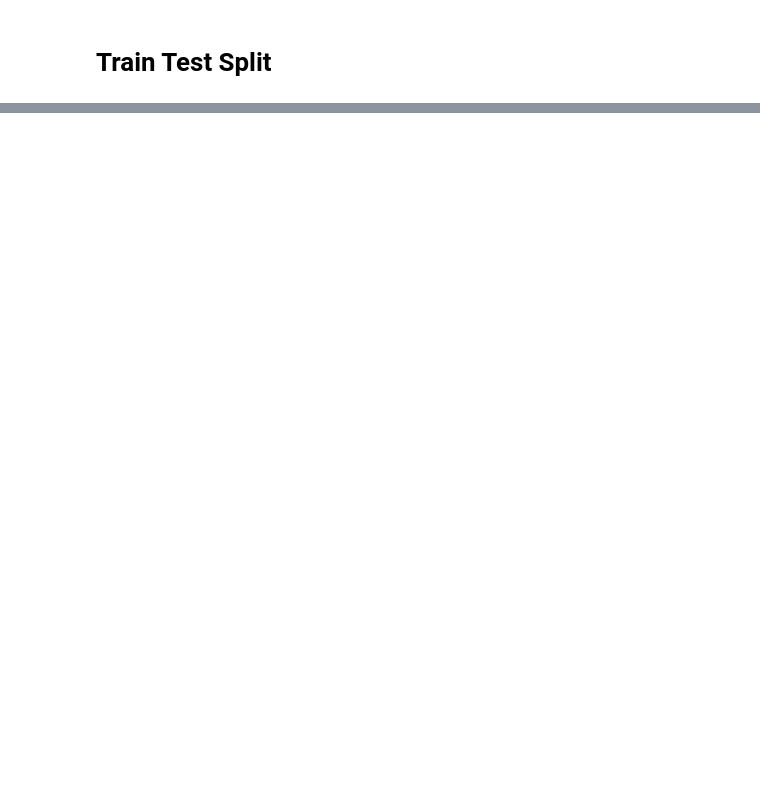
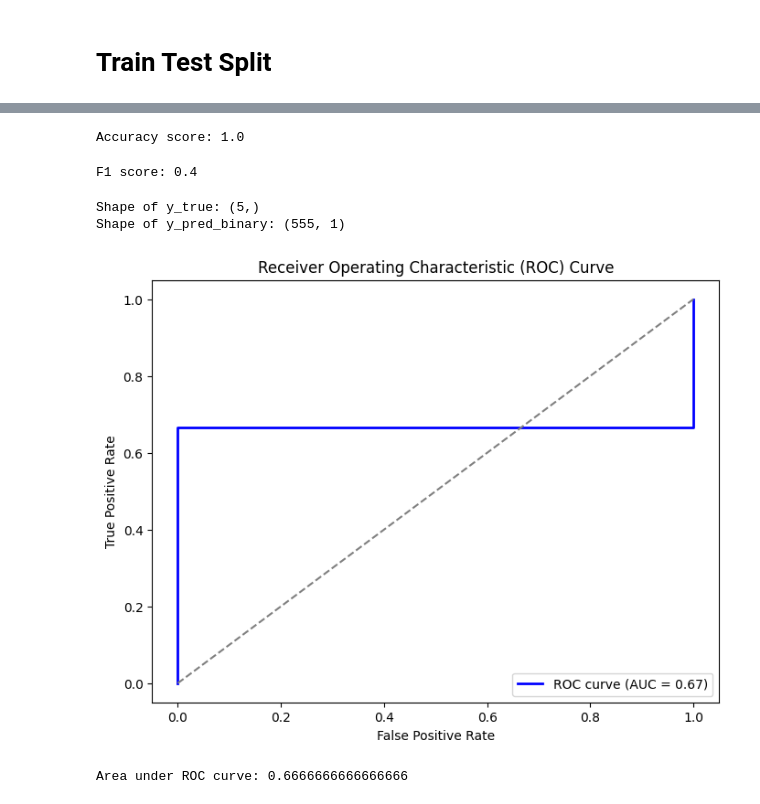
Before and after one commit to njorogewacira001/.py, a Jupyter notebook: final_model.ipynb, the cells around one changed output, grey strips where cells are left out. Cells and saved outputs as stored; diff of their text form; code cells hidden in the pictures; blank space fills up the shorter version.

```diff
--- a/final_model.ipynb
+++ b/final_model.ipynb
@@ -839,0 +880,12 @@ plt.show()
+# %%
+from sklearn.metrics import accuracy_score
+
+# Assuming y_test contains the true values and predictions contains the predicted values
+# Convert the values into a binary classification problem (0 or 1)
+# For example, if y_test and predictions contain the change in price:
+y_test_binary = np.where(y_test > 0, 1, 0)  # 1 if price increases, 0 otherwise
+predictions_binary = np.where(predictions > 0, 1, 0)  # 1 if predicted price increases, 0 otherwise
+accuracy = accuracy_score(y_test_binary, predictions_binary)
+print("Accuracy score:", accuracy)
+# %% [output]
+Accuracy score: 1.0
@@ -840,3 +896,50 @@ plt.show()
+# %%
+y_true = [0, 1, 1, 0, 1]
+y_pred = [0, 1, 0, 1, 0]
+def calculate_f1_score(y_true, y_pred):
+  f1 = f1_score(y_true, y_pred, average='macro')
+  return f1
+
+y_true = [0, 1, 1, 0, 1]
+y_pred = [0, 1, 0, 1, 0]
+
+f1_score = calculate_f1_score(y_true, y_pred)
+print('F1 score:', f1_score)
+# %% [output]
+F1 score: 0.4
+# %%
+print("Shape of y_true:", y_true.shape)
+print("Shape of y_pred_binary:", y_pred_binary.shape)
+# %% [output]
+Shape of y_true: (5,)
+Shape of y_pred_binary: (555, 1)
+# %%
+# Assuming predictions are probabilities for the positive class
+positive_class_probabilities = predictions.squeeze()  # Squeeze the predictions array if it has shape (n_samples, 1)
+
+# Slice positive_class_probabilities to match the length of y_true
+positive_class_probabilities = positive_class_probabilities[:len(y_true)]
+
+# Compute the false positive rate (FPR) and true positive rate (TPR) for different threshold values
+fpr, tpr, thresholds = roc_curve(y_true, positive_class_probabilities)
+
+# Calculate the Area Under the Curve (AUC)
+roc_auc = roc_auc_score(y_true, positive_class_probabilities)
+
+# Plot ROC curve
+plt.figure(figsize=(8, 6))
+plt.plot(fpr, tpr, color='blue', lw=2, label='ROC curve (AUC = %0.2f)' % roc_auc)
+plt.plot([0, 1], [0, 1], color='gray', linestyle='--')
+plt.xlabel('False Positive Rate')
+plt.ylabel('True Positive Rate')
+plt.title('Receiver Operating Characteristic (ROC) Curve')
+plt.legend(loc="lower right")
+plt.show()
+
+print("Area under ROC curve:", roc_auc)
+# %% [output]
+[figure, added]
+Area under ROC curve: 0.6666666666666666
 # %%
 features = ['price', 'total_volume', 'market_cap']
 # %%
```
Also changed, not shown: parts of 49 cells of this notebook.
